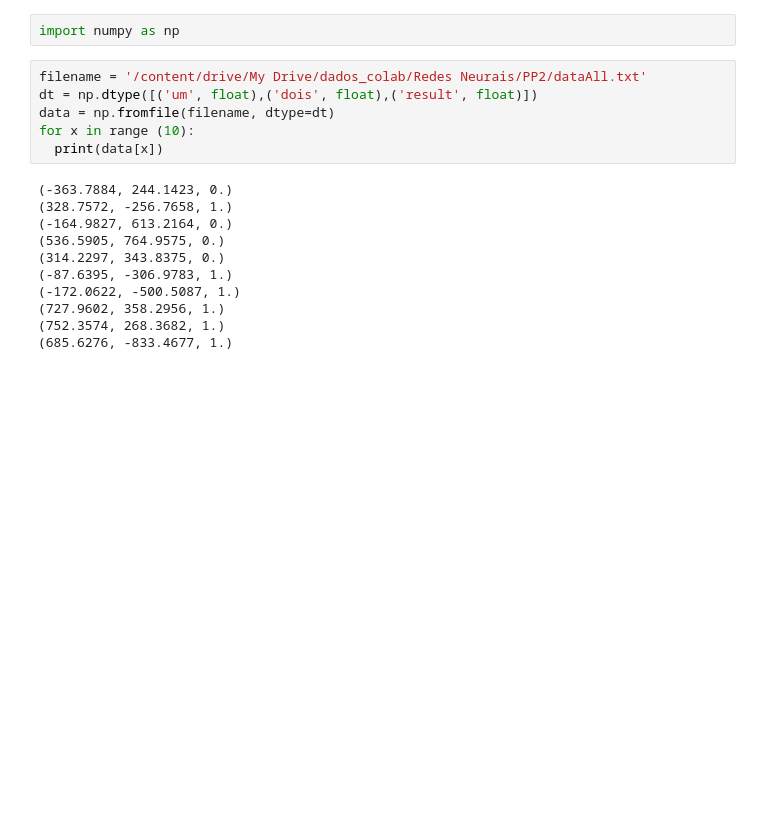
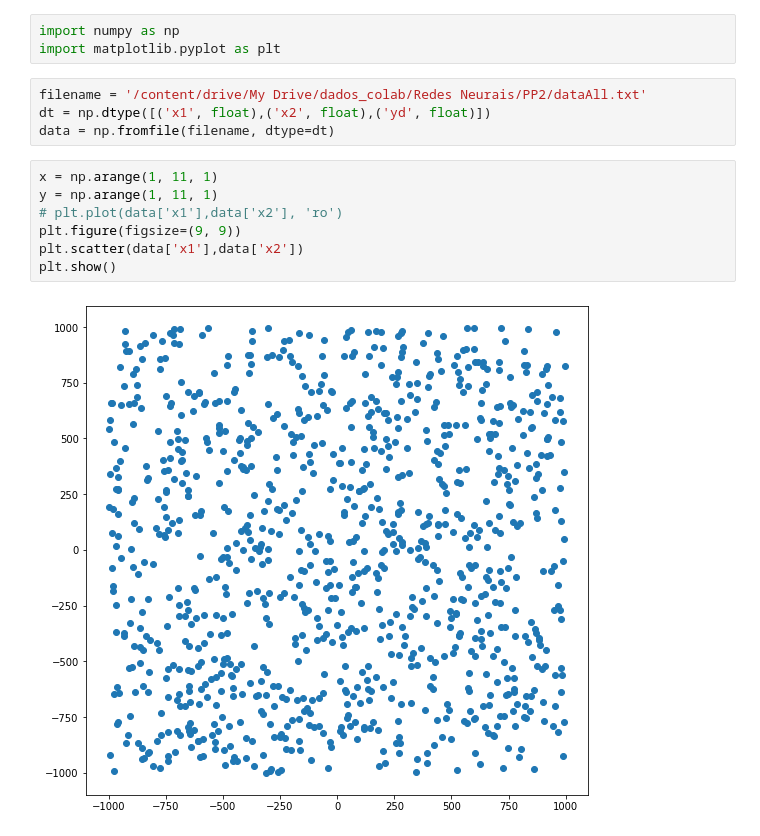
Before and after one commit to danilo-uea/PP2-2020-1, a Jupyter notebook: Projeto_prático_2.ipynb, the cells around one changed output. Saved outputs shown, nothing was run; the diff lists cells and outputs as text; blank space fills up the shorter version.

Commit message:
Iniciando o Matplotlib

```diff
--- a/Projeto_prático_2.ipynb
+++ b/Projeto_prático_2.ipynb
@@ -3,19 +1,16 @@
 # %%
 import numpy as np
+import matplotlib.pyplot as plt
 # %%
 filename = '/content/drive/My Drive/dados_colab/Redes Neurais/PP2/dataAll.txt'
-dt = np.dtype([('um', float),('dois', float),('result', float)])
+dt = np.dtype([('x1', float),('x2', float),('yd', float)])
 data = np.fromfile(filename, dtype=dt)
-for x in range (10):
-  print(data[x])
-# %% [output]
-(-363.7884, 244.1423, 0.)
-(328.7572, -256.7658, 1.)
-(-164.9827, 613.2164, 0.)
-(536.5905, 764.9575, 0.)
-(314.2297, 343.8375, 0.)
-(-87.6395, -306.9783, 1.)
-(-172.0622, -500.5087, 1.)
-(727.9602, 358.2956, 1.)
-(752.3574, 268.3682, 1.)
-(685.6276, -833.4677, 1.)
+# %%
+x = np.arange(1, 11, 1)
+y = np.arange(1, 11, 1)
+# plt.plot(data['x1'],data['x2'], 'ro')
+plt.figure(figsize=(9, 9))
+plt.scatter(data['x1'],data['x2'])
+plt.show()
+# %% [output]
+[figure, added]
```
Also changed, not shown: parts of 1 cell of this notebook.
